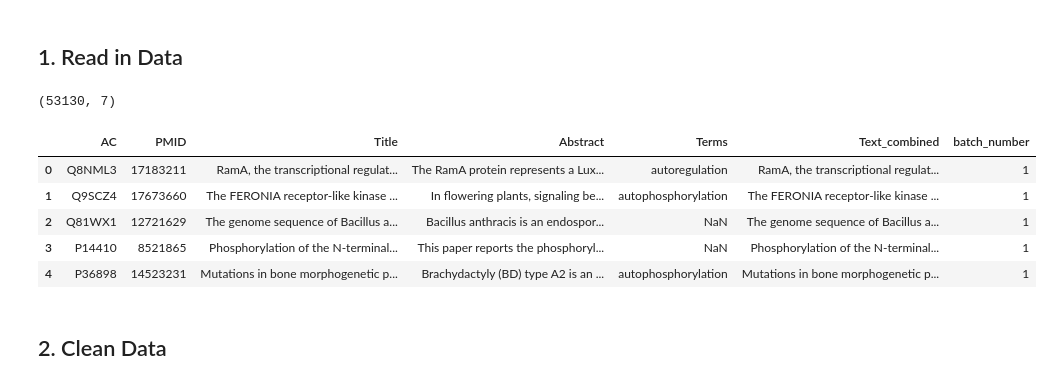
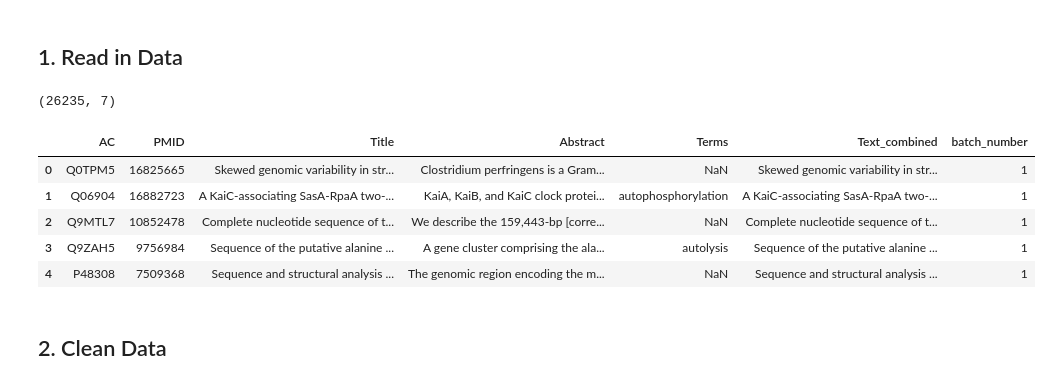
Before and after one commit to Hala-Arar1/Helsinki, a Jupyter notebook: notebooks/model_hala.ipynb, the cells around one changed output. Drawn from its saved outputs; the diff is of its cells as text; code cells hidden in the pictures.

```diff
--- a/notebooks/model_hala.ipynb
+++ b/notebooks/model_hala.ipynb
@@ -48,17 +54,17 @@ os.makedirs("results", exist_ok=True)
 ## 1. Read in Data
 # %%
 # Load data
-df = pd.read_csv('../data/processed/shuffled_10_data.csv')
+df = pd.read_csv('../data/processed/train_data.csv')
 print(df.shape)
 df.head()
 # %% [output]
-(53130, 7)
+(26235, 7)
 |  | AC | PMID | Title | Abstract | Terms | Text_combined | batch_number |
-| 0 | Q8NML3 | 17183211 | RamA, the transcriptional regulat... | The RamA protein represents a Lux... | autoregulation | RamA, the transcriptional regulat... | 1 |
-| 1 | Q9SCZ4 | 17673660 | The FERONIA receptor-like kinase ... | In flowering plants, signaling be... | autophosphorylation | The FERONIA receptor-like kinase ... | 1 |
-| 2 | Q81WX1 | 12721629 | The genome sequence of Bacillus a... | Bacillus anthracis is an endospor... | NaN | The genome sequence of Bacillus a... | 1 |
-| 3 | P14410 | 8521865 | Phosphorylation of the N-terminal... | This paper reports the phosphoryl... | NaN | Phosphorylation of the N-terminal... | 1 |
-| 4 | P36898 | 14523231 | Mutations in bone morphogenetic p... | Brachydactyly (BD) type A2 is an ... | autophosphorylation | Mutations in bone morphogenetic p... | 1 |
+| 0 | Q0TPM5 | 16825665 | Skewed genomic variability in str... | Clostridium perfringens is a Gram... | NaN | Skewed genomic variability in str... | 1 |
+| 1 | Q06904 | 16882723 | A KaiC-associating SasA-RpaA two-... | KaiA, KaiB, and KaiC clock protei... | autophosphorylation | A KaiC-associating SasA-RpaA two-... | 1 |
+| 2 | Q9MTL7 | 10852478 | Complete nucleotide sequence of t... | We describe the 159,443-bp [corre... | NaN | Complete nucleotide sequence of t... | 1 |
+| 3 | Q9ZAH5 | 9756984 | Sequence of the putative alanine ... | A gene cluster comprising the ala... | autolysis | Sequence of the putative alanine ... | 1 |
+| 4 | P48308 | 7509368 | Sequence and structural analysis ... | The genomic region encoding the m... | NaN | Sequence and structural analysis ... | 1 |
 # %% [markdown]
 ## 2. Clean Data
 # %%
```
Also changed, not shown: parts of 54 cells of this notebook.
